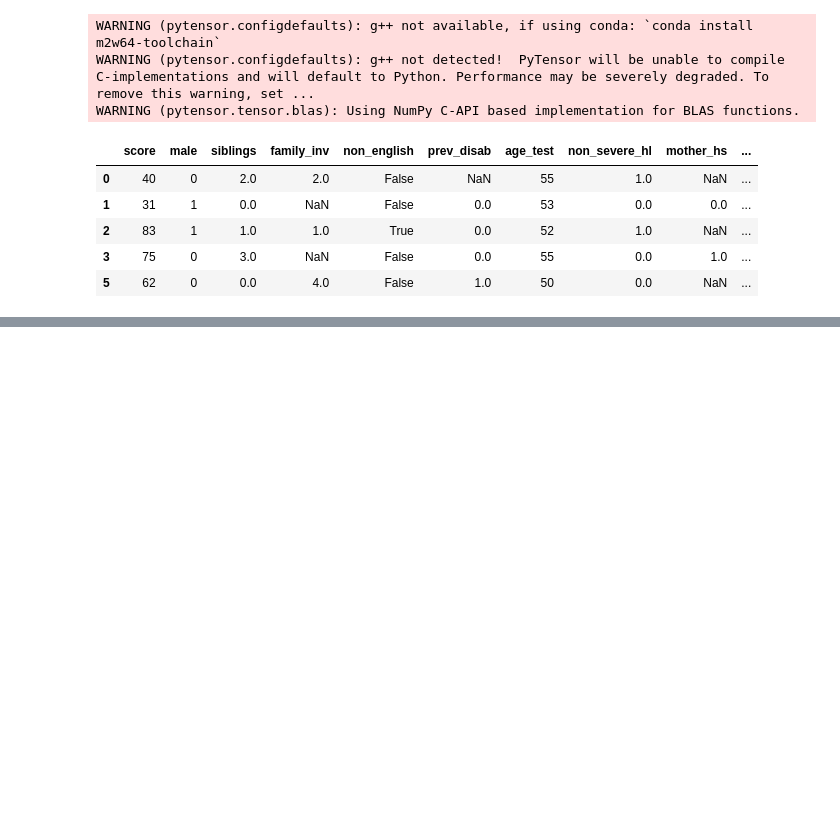
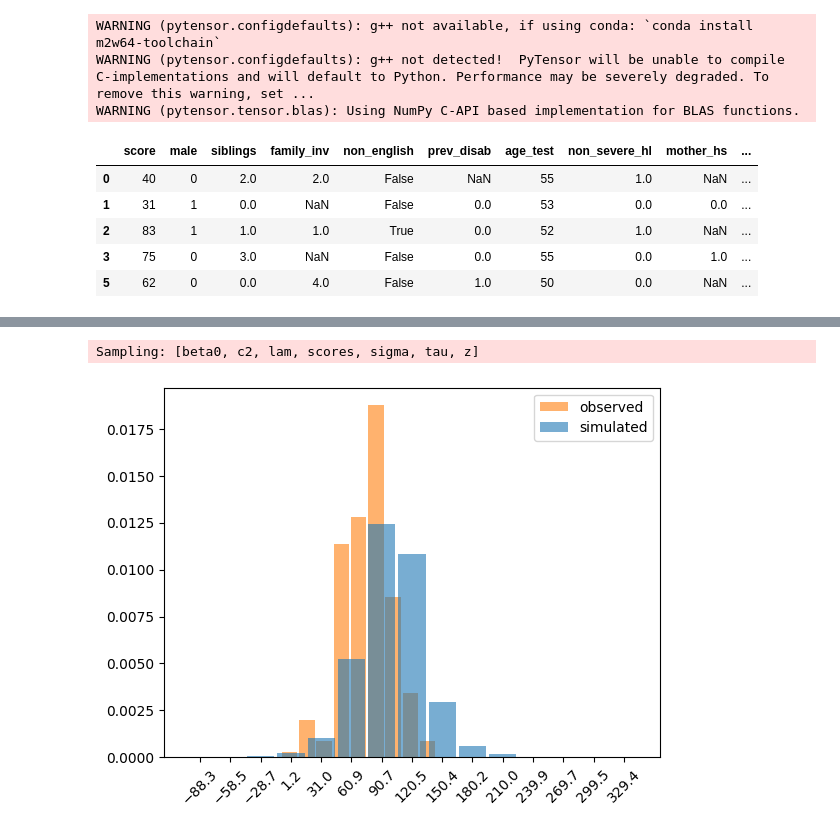
Before and after one commit to WenyuChiou/BI_practice, a Jupyter notebook: pymc example 1.ipynb, the cells around one changed output, grey strips where cells are left out. Drawn from its saved outputs; the diff is of its cells as text; code cells hidden in the pictures; blank space fills up the shorter version.

Commit message:
running the sampling using MH algorithm and plot the figure by ariv modulus

```diff
--- a/pymc example 1.ipynb
+++ b/pymc example 1.ipynb
@@ -65,0 +65,22 @@ ExecutableNotFound: failed to execute WindowsPath('dot'), make sure the Graphviz
+# %%
+with test_score_model:
+    prior_samples = pm.sample_prior_predictive(100)
+# %% [output]
+Sampling: [beta0, c2, lam, scores, sigma, tau, z]
+# %%
+az.plot_dist(
+    test_scores["score"].values,
+    kind="hist",
+    color="C1",
+    hist_kwargs=dict(alpha=0.6),
+    label="observed",
+)
+az.plot_dist(
+    prior_samples.prior_predictive["scores"],
+    kind="hist",
+    hist_kwargs=dict(alpha=0.6),
+    label="simulated",
+)
+plt.xticks(rotation=45)
+# %% [output]
+[figure, added]
```
Also changed, not shown: parts of 5 cells of this notebook, 2 other files.
